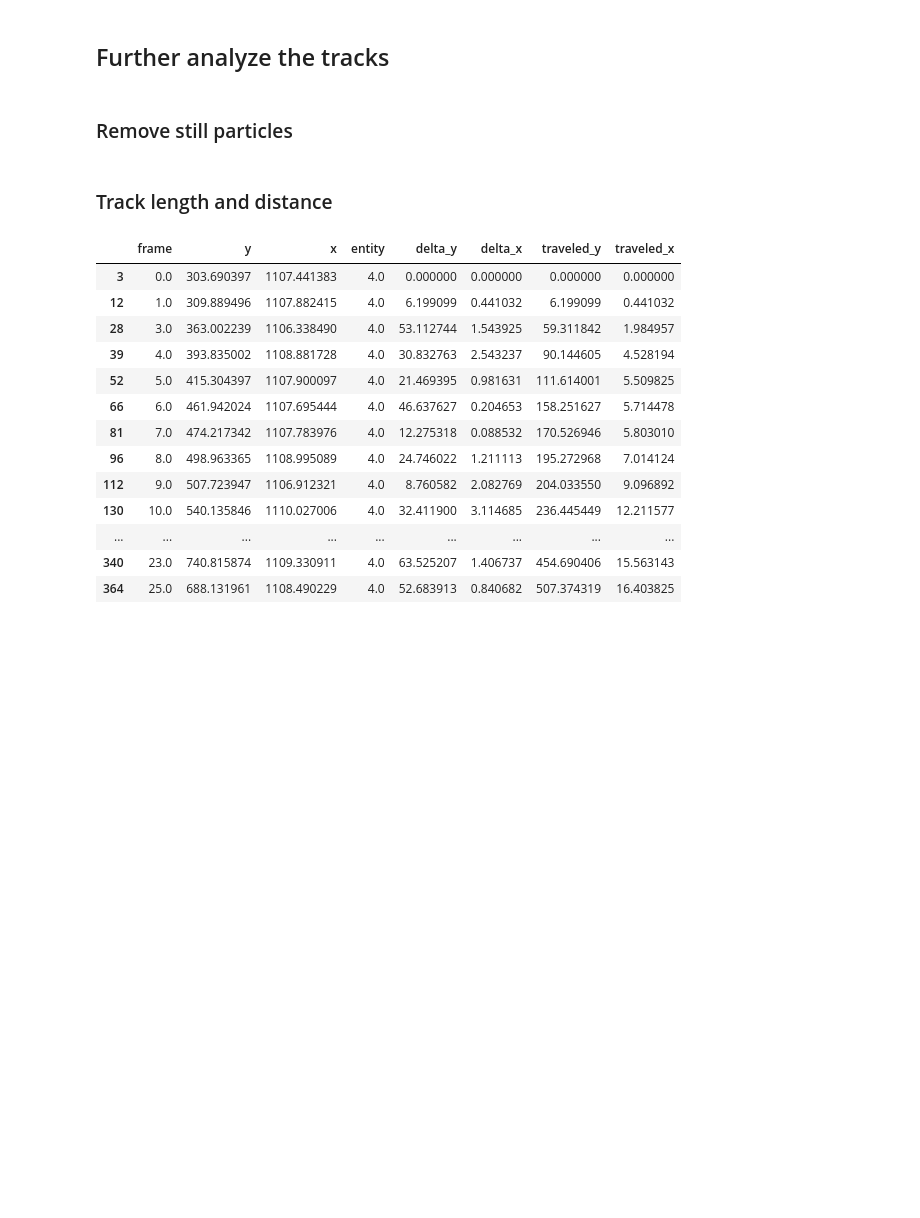
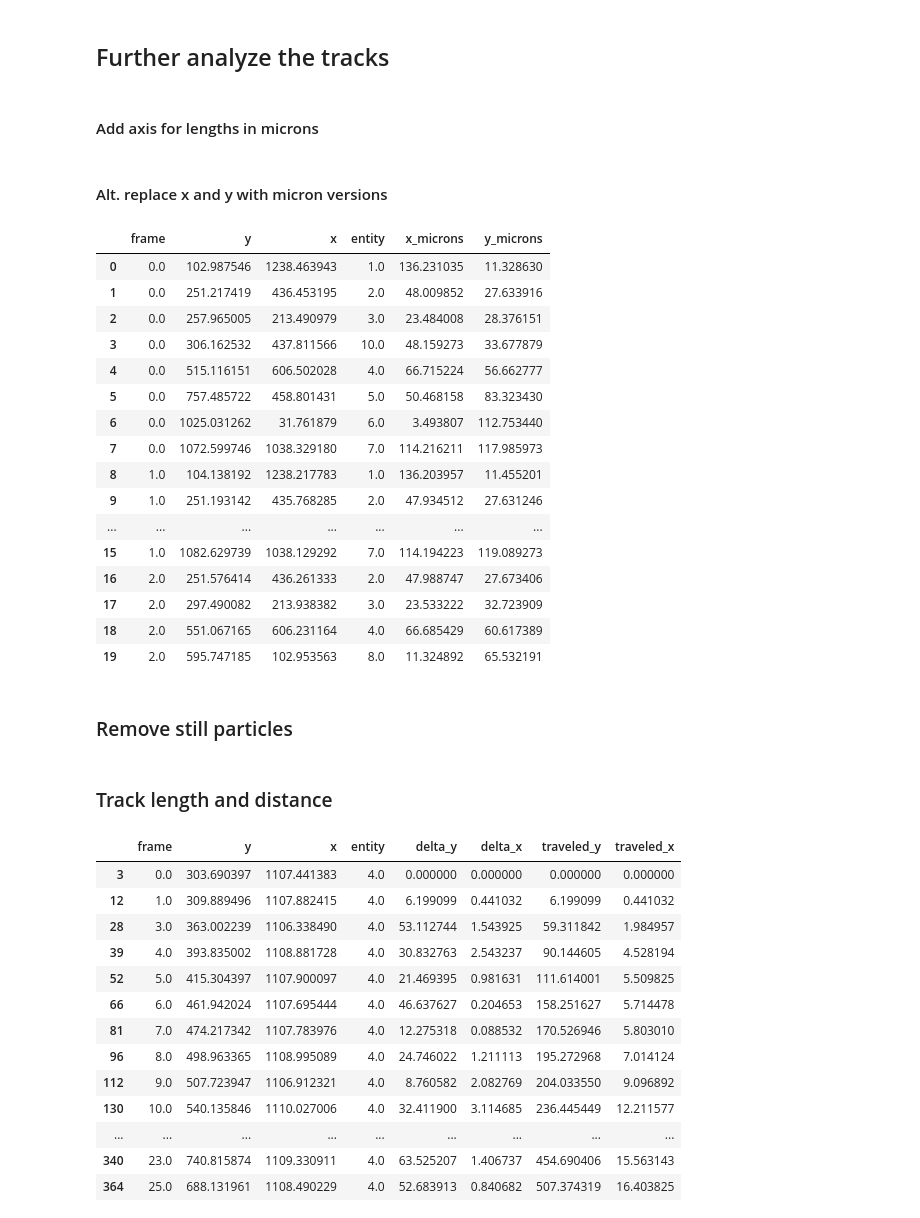
Before and after one commit to GideonJagen/EV-MAGIK, a Jupyter notebook: notebooks/inference.ipynb, the cells around one changed output. Saved outputs shown, nothing was run; the diff lists cells and outputs as text; code cells hidden in the pictures; blank space fills up the shorter version.

```diff
--- a/notebooks/inference.ipynb
+++ b/notebooks/inference.ipynb
@@ -198,5 +163,37 @@ KeyboardInterrupt:
 # %% [markdown]
 ## Further analyze the tracks
+# %% [markdown]
+#### Add axis for lengths in microns
+# %%
+tracks = track.load_trajectories("../../output/tracks.csv")
+
+tracks['x_microns'] = tracks['x'] * pixel_size_x
+tracks['y_microns'] = tracks['y'] * pixel_size_y
+# %% [markdown]
+#### Alt. replace x and y with micron versions
+# %%
+tracks['x'] = tracks['x'] * pixel_size_x
+tracks['y'] = tracks['y'] * pixel_size_y
+# %%
+tracks.head(20)
+# %% [output]
+|  | frame | y | x | entity | x_microns | y_microns |
+| 0 | 0.0 | 102.987546 | 1238.463943 | 1.0 | 136.231035 | 11.328630 |
+| 1 | 0.0 | 251.217419 | 436.453195 | 2.0 | 48.009852 | 27.633916 |
+| 2 | 0.0 | 257.965005 | 213.490979 | 3.0 | 23.484008 | 28.376151 |
+| 3 | 0.0 | 306.162532 | 437.811566 | 10.0 | 48.159273 | 33.677879 |
+| 4 | 0.0 | 515.116151 | 606.502028 | 4.0 | 66.715224 | 56.662777 |
+| 5 | 0.0 | 757.485722 | 458.801431 | 5.0 | 50.468158 | 83.323430 |
+| 6 | 0.0 | 1025.031262 | 31.761879 | 6.0 | 3.493807 | 112.753440 |
+| 7 | 0.0 | 1072.599746 | 1038.329180 | 7.0 | 114.216211 | 117.985973 |
+| 8 | 1.0 | 104.138192 | 1238.217783 | 1.0 | 136.203957 | 11.455201 |
+| 9 | 1.0 | 251.193142 | 435.768285 | 2.0 | 47.934512 | 27.631246 |
+| ... | ... | ... | ... | ... | ... | ... |
+| 15 | 1.0 | 1082.629739 | 1038.129292 | 7.0 | 114.194223 | 119.089273 |
+| 16 | 2.0 | 251.576414 | 436.261333 | 2.0 | 47.988747 | 27.673406 |
+| 17 | 2.0 | 297.490082 | 213.938382 | 3.0 | 23.533222 | 32.723909 |
+| 18 | 2.0 | 551.067165 | 606.231164 | 4.0 | 66.685429 | 60.617389 |
+| 19 | 2.0 | 595.747185 | 102.953563 | 8.0 | 11.324892 | 65.532191 |
 # %% [markdown]
 ### Remove still particles
 # %%
```
Also changed, not shown: parts of 10 cells of this notebook, 4 other files.
